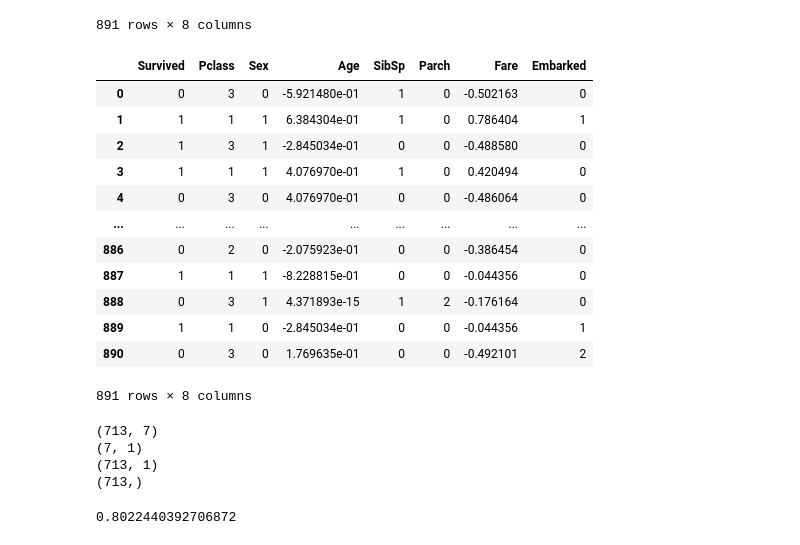
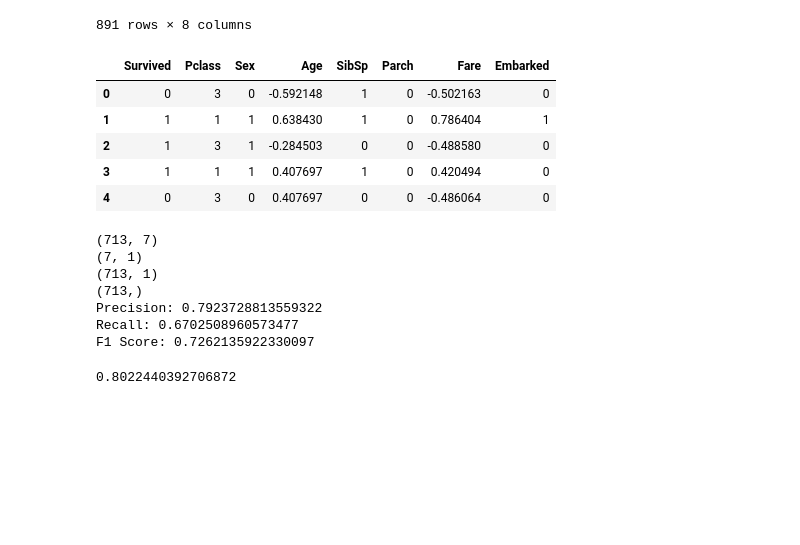
Before and after one commit to Aswathanarayanan/ML, a Jupyter notebook: classificaion.ipynb, the cells around one changed output. Cells and saved outputs as stored; diff of their text form; code cells hidden in the pictures; blank space fills up the shorter version.

```diff
--- a/classificaion.ipynb
+++ b/classificaion.ipynb
@@ -184,21 +224,14 @@ display(ds)
 # Normalising Fare feature (Z normalisation)
 ds["Fare"]=(ds["Fare"]-ds["Fare"].mean())/ds["Fare"].std()
 # %%
-ds
+ds.head()
 # %% [output]
 |  | Survived | Pclass | Sex | Age | SibSp | Parch | Fare | Embarked |
-| 0 | 0 | 3 | 0 | -5.921480e-01 | 1 | 0 | -0.502163 | 0 |
-| 1 | 1 | 1 | 1 | 6.384304e-01 | 1 | 0 | 0.786404 | 1 |
-| 2 | 1 | 3 | 1 | -2.845034e-01 | 0 | 0 | -0.488580 | 0 |
-| 3 | 1 | 1 | 1 | 4.076970e-01 | 1 | 0 | 0.420494 | 0 |
-| 4 | 0 | 3 | 0 | 4.076970e-01 | 0 | 0 | -0.486064 | 0 |
-| ... | ... | ... | ... | ... | ... | ... | ... | ... |
-| 886 | 0 | 2 | 0 | -2.075923e-01 | 0 | 0 | -0.386454 | 0 |
-| 887 | 1 | 1 | 1 | -8.228815e-01 | 0 | 0 | -0.044356 | 0 |
-| 888 | 0 | 3 | 1 | 4.371893e-15 | 1 | 2 | -0.176164 | 0 |
-| 889 | 1 | 1 | 0 | -2.845034e-01 | 0 | 0 | -0.044356 | 1 |
-| 890 | 0 | 3 | 0 | 1.769635e-01 | 0 | 0 | -0.492101 | 2 |
+| 0 | 0 | 3 | 0 | -0.592148 | 1 | 0 | -0.502163 | 0 |
+| 1 | 1 | 1 | 1 | 0.638430 | 1 | 0 | 0.786404 | 1 |
+| 2 | 1 | 3 | 1 | -0.284503 | 0 | 0 | -0.488580 | 0 |
+| 3 | 1 | 1 | 1 | 0.407697 | 1 | 0 | 0.420494 | 0 |
+| 4 | 0 | 3 | 0 | 0.407697 | 0 | 0 | -0.486064 | 0 |
-891 rows × 8 columns
 # %%
 class LogisticRegression:
     def __init__(self):
@@ -267,7 +324,7 @@ x_train=ds.drop(columns="Survived").iloc[:713,:]
 #independent feature
 y_train=ds["Survived"].iloc[:713,]
 arr=y_train.values
-y_train=arr.reshape((x.shape[0],1))
+y_train=arr.reshape((x_train.shape[0],1))
 
 #creating object for LogisticRegression class
 model=LogisticRegression()
@@ -282,6 +339,9 @@ model.accuracy(y_train,y_pred)
 (7, 1)
 (713, 1)
 (713,)
+Precision: 0.7923728813559322
+Recall: 0.6702508960573477
+F1 Score: 0.7262135922330097
 0.8022440392706872
 # %%
 #Spliting 80% of data for train
```
Also changed, not shown: parts of 4 cells of this notebook, 2 other files.
